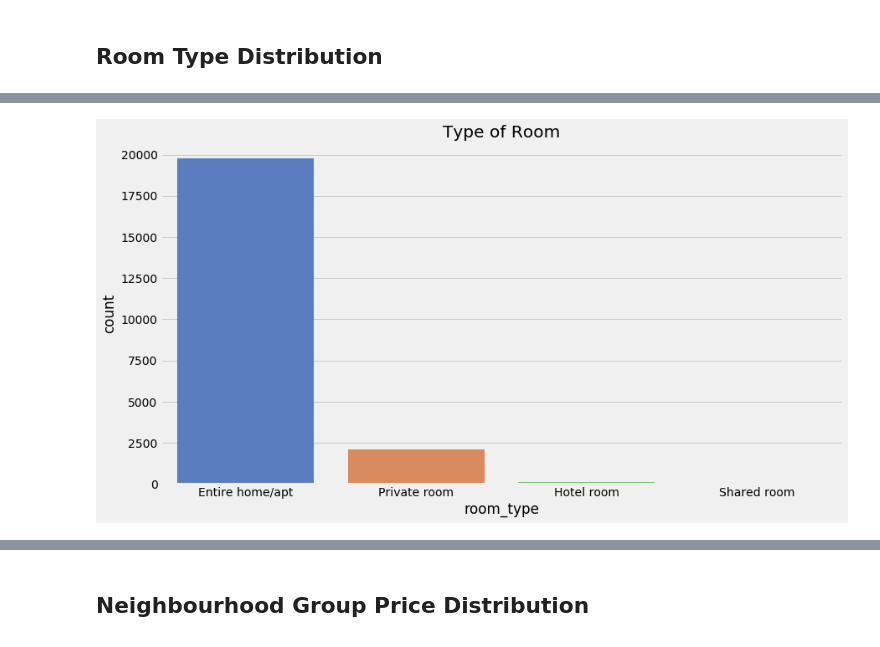
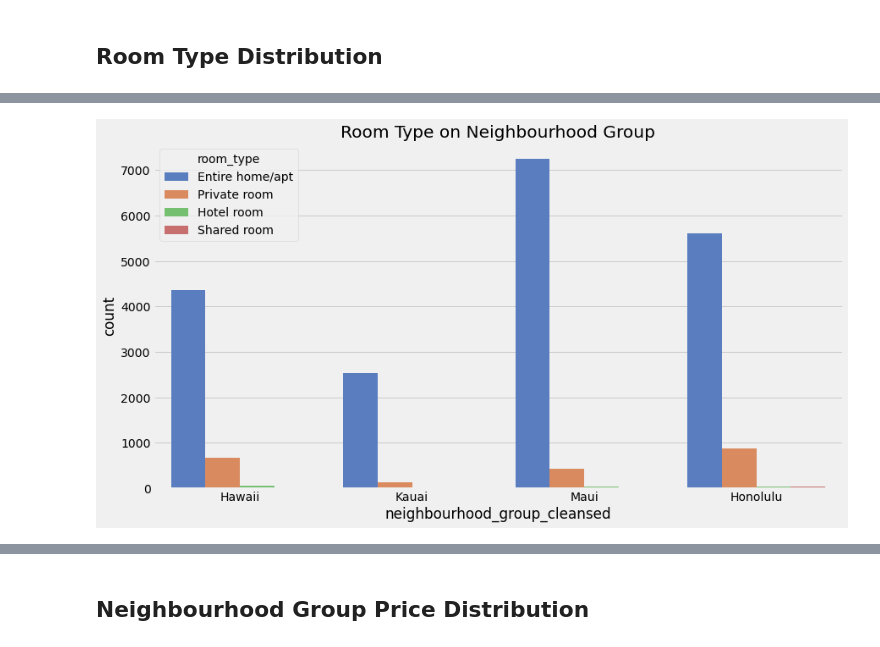
Before and after one commit to liushasky/hawaii-airbnb-reviews, a Jupyter notebook: airbnb_listings_reviews.ipynb, the cells around one changed output, grey strips where cells are left out. Saved outputs shown, nothing was run; the diff lists cells and outputs as text; code cells hidden in the pictures.

```diff
--- a/airbnb_listings_reviews.ipynb
+++ b/airbnb_listings_reviews.ipynb
@@ -139,13 +191,7 @@ plt.show()
 # %%
-#Room type
-from matplotlib import *
-import sys
-from pylab import *
-
 plt.figure(figsize=(13,7))
-plt.title("Type of Room")
-sns.countplot(df.room_type, palette="muted")
-fig = plt.gcf()
+plt.title("Room Type on Neighbourhood Group")
+sns.countplot(df.neighbourhood_group_cleansed, hue=df.room_type, palette="muted")
 plt.show()
 # %% [output]
-[figure, old version]
+[figure, new version]
```
Also changed, not shown: parts of 35 cells of this notebook, 2 other files.
